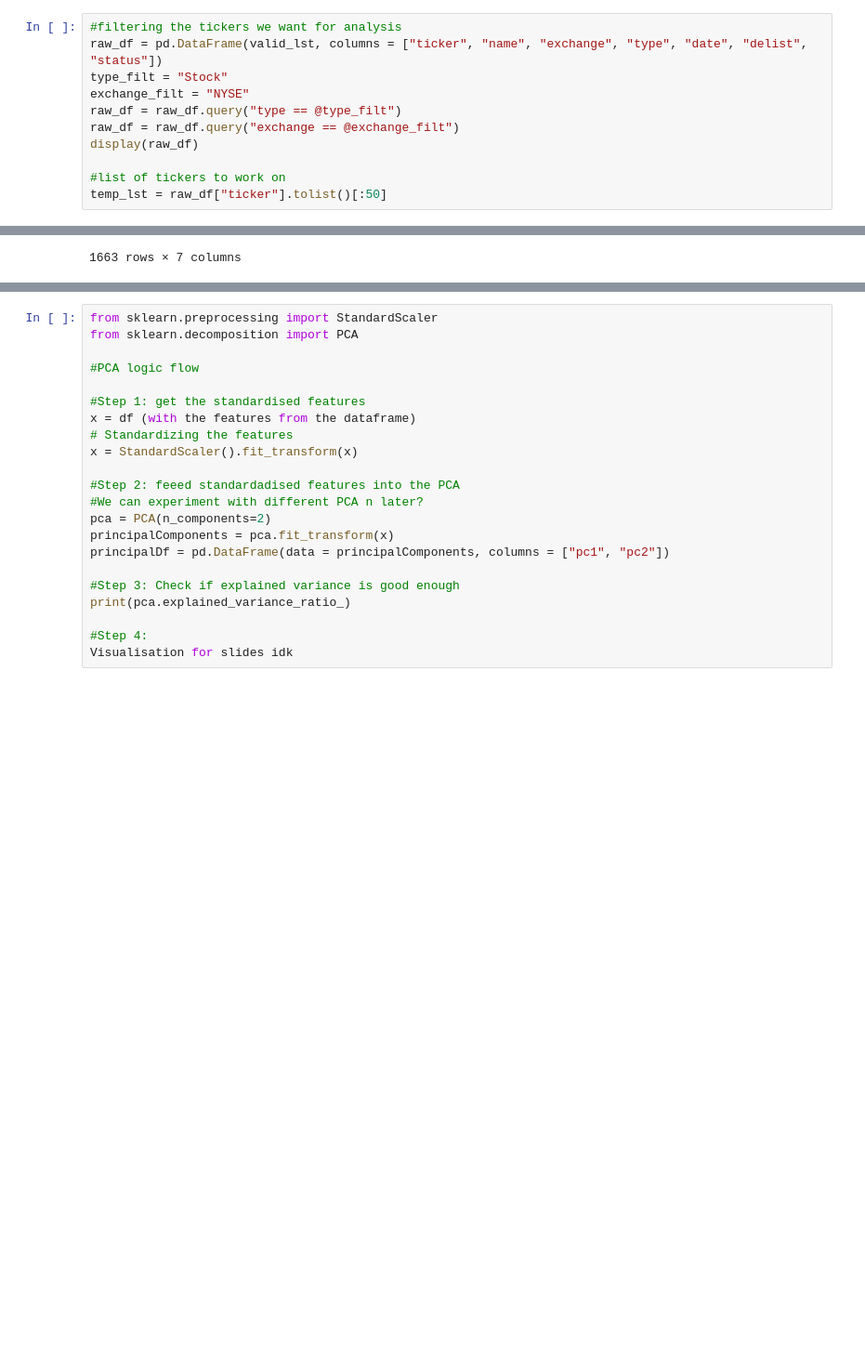
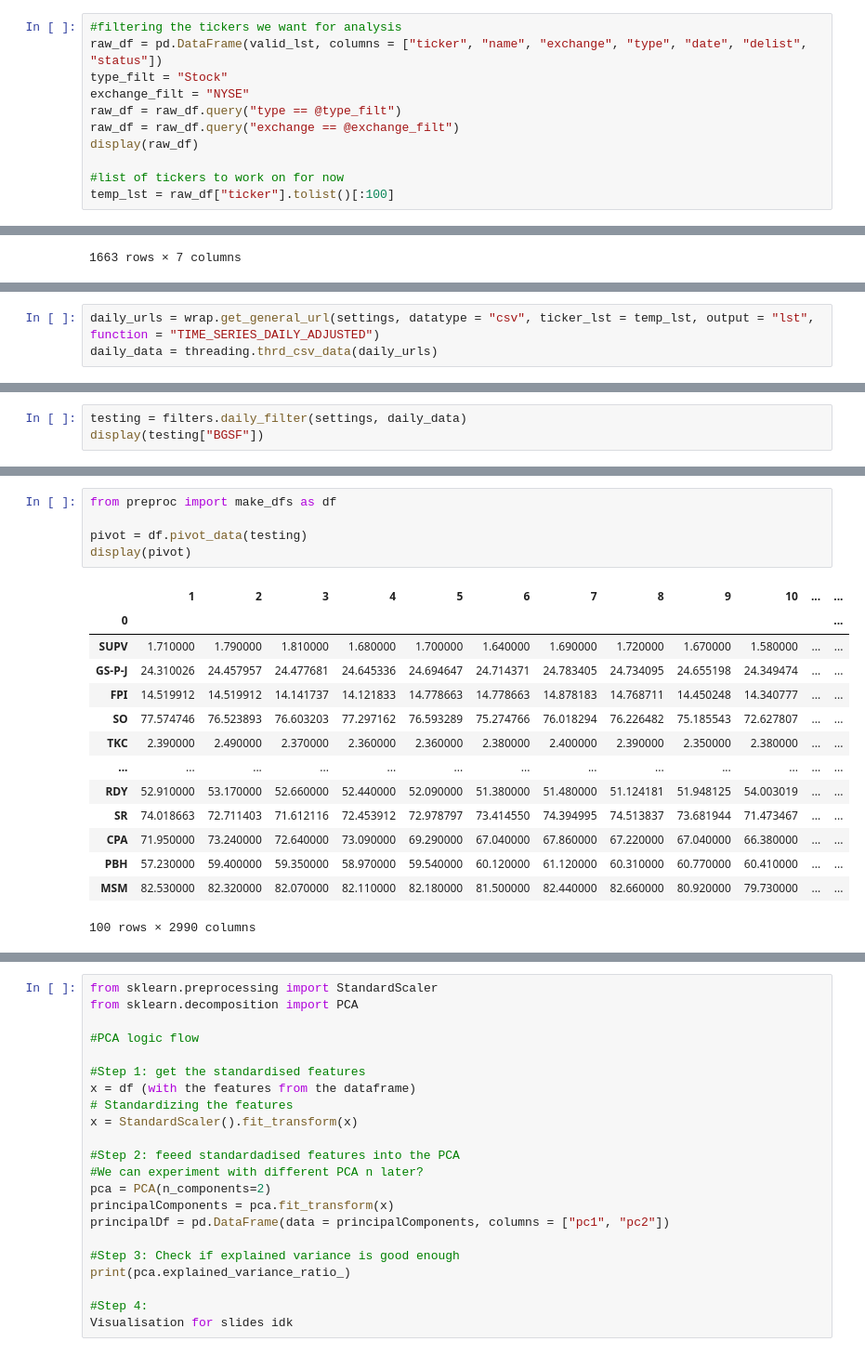
Before and after one commit to azile-g/MLAP_Proj, a Jupyter notebook: pairs_selection/PCA.ipynb, the cells around one changed output, grey strips where cells are left out. Shown: that part at 93% size. Drawn from its saved outputs; the diff is of its cells as text; blank space fills up the shorter version.

Commit message:
pivoted dataframe for PCA

```diff
--- a/pairs_selection/PCA.ipynb
+++ b/pairs_selection/PCA.ipynb
@@ -27,8 +28,8 @@ raw_df = raw_df.query("type == @type_filt")
 raw_df = raw_df.query("exchange == @exchange_filt")
 display(raw_df)
 
-#list of tickers to work on
-temp_lst = raw_df["ticker"].tolist()[:50]
+#list of tickers to work on for now
+temp_lst = raw_df["ticker"].tolist()[:100]
 # %% [output]
 |  | ticker | name | exchange | type | date | delist | status |
 | 5 | BGSF | BGSF Inc | NYSE | Stock | 2014-04-29 | null | Active |
@@ -58,0 +78,3 @@ ticker_info_data['BGSF']
+# %%
+daily_urls = wrap.get_general_url(settings, datatype = "csv", ticker_lst = temp_lst, output = "lst", function = "TIME_SERIES_DAILY_ADJUSTED")
+daily_data = threading.thrd_csv_data(daily_urls)
@@ -58,0 +83,3 @@ ticker_info_data['BGSF']
+# %%
+testing = filters.daily_filter(settings, daily_data)
+display(testing["BGSF"])
@@ -58,0 +100,20 @@ ticker_info_data['BGSF']
+# %%
+from preproc import make_dfs as df
+
+pivot = df.pivot_data(testing)
+display(pivot)
+# %% [output]
+|  | 1 | 2 | 3 | 4 | 5 | 6 | 7 | 8 | 9 | 10 | ... | ... |
+| 0 |  |  |  |  |  |  |  |  |  |  |  | ... |
+| SUPV | 1.710000 | 1.790000 | 1.810000 | 1.680000 | 1.700000 | 1.640000 | 1.690000 | 1.720000 | 1.670000 | 1.580000 | ... | ... |
+| GS-P-J | 24.310026 | 24.457957 | 24.477681 | 24.645336 | 24.694647 | 24.714371 | 24.783405 | 24.734095 | 24.655198 | 24.349474 | ... | ... |
+| FPI | 14.519912 | 14.519912 | 14.141737 | 14.121833 | 14.778663 | 14.778663 | 14.878183 | 14.768711 | 14.450248 | 14.340777 | ... | ... |
+| SO | 77.574746 | 76.523893 | 76.603203 | 77.297162 | 76.593289 | 75.274766 | 76.018294 | 76.226482 | 75.185543 | 72.627807 | ... | ... |
+| TKC | 2.390000 | 2.490000 | 2.370000 | 2.360000 | 2.360000 | 2.380000 | 2.400000 | 2.390000 | 2.350000 | 2.380000 | ... | ... |
+| ... | ... | ... | ... | ... | ... | ... | ... | ... | ... | ... | ... | ... |
+| RDY | 52.910000 | 53.170000 | 52.660000 | 52.440000 | 52.090000 | 51.380000 | 51.480000 | 51.124181 | 51.948125 | 54.003019 | ... | ... |
+| SR | 74.018663 | 72.711403 | 71.612116 | 72.453912 | 72.978797 | 73.414550 | 74.394995 | 74.513837 | 73.681944 | 71.473467 | ... | ... |
+| CPA | 71.950000 | 73.240000 | 72.640000 | 73.090000 | 69.290000 | 67.040000 | 67.860000 | 67.220000 | 67.040000 | 66.380000 | ... | ... |
+| PBH | 57.230000 | 59.400000 | 59.350000 | 58.970000 | 59.540000 | 60.120000 | 61.120000 | 60.310000 | 60.770000 | 60.410000 | ... | ... |
+| MSM | 82.530000 | 82.320000 | 82.070000 | 82.110000 | 82.180000 | 81.500000 | 82.440000 | 82.660000 | 80.920000 | 79.730000 | ... | ... |
+100 rows × 2990 columns
```
Also changed, not shown: parts of 12 cells of this notebook, 2 other files.
